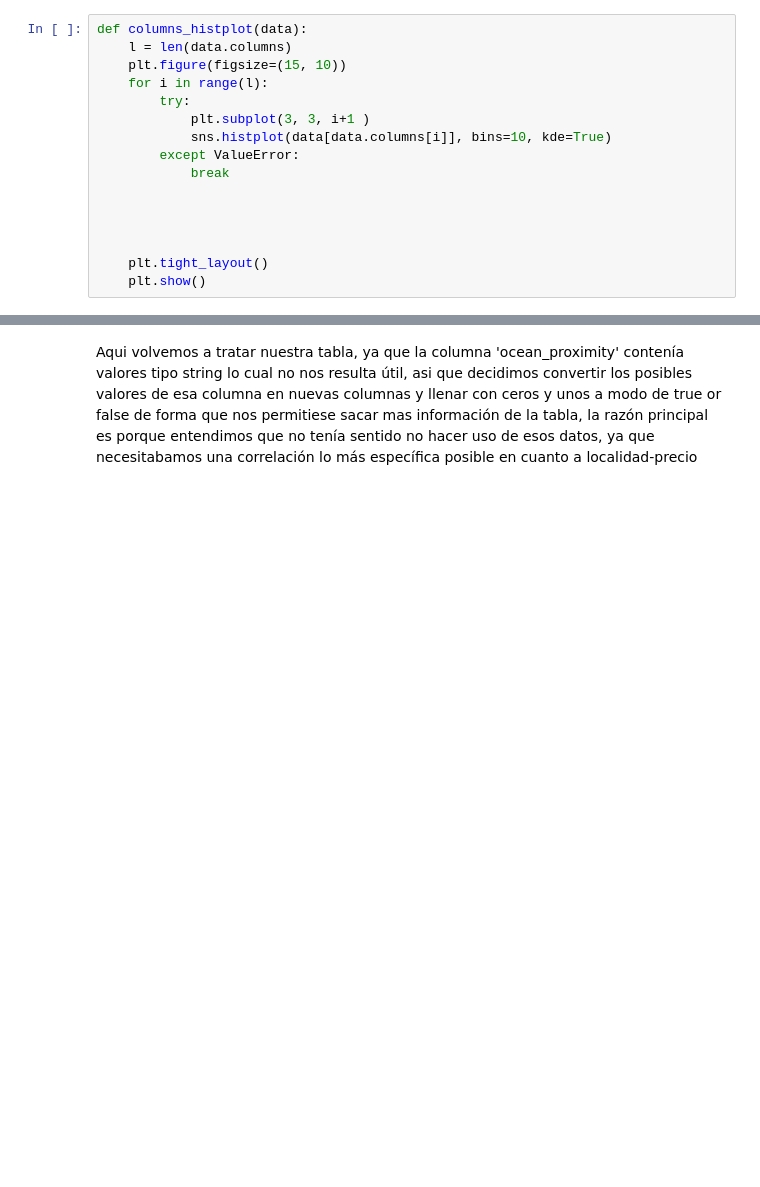
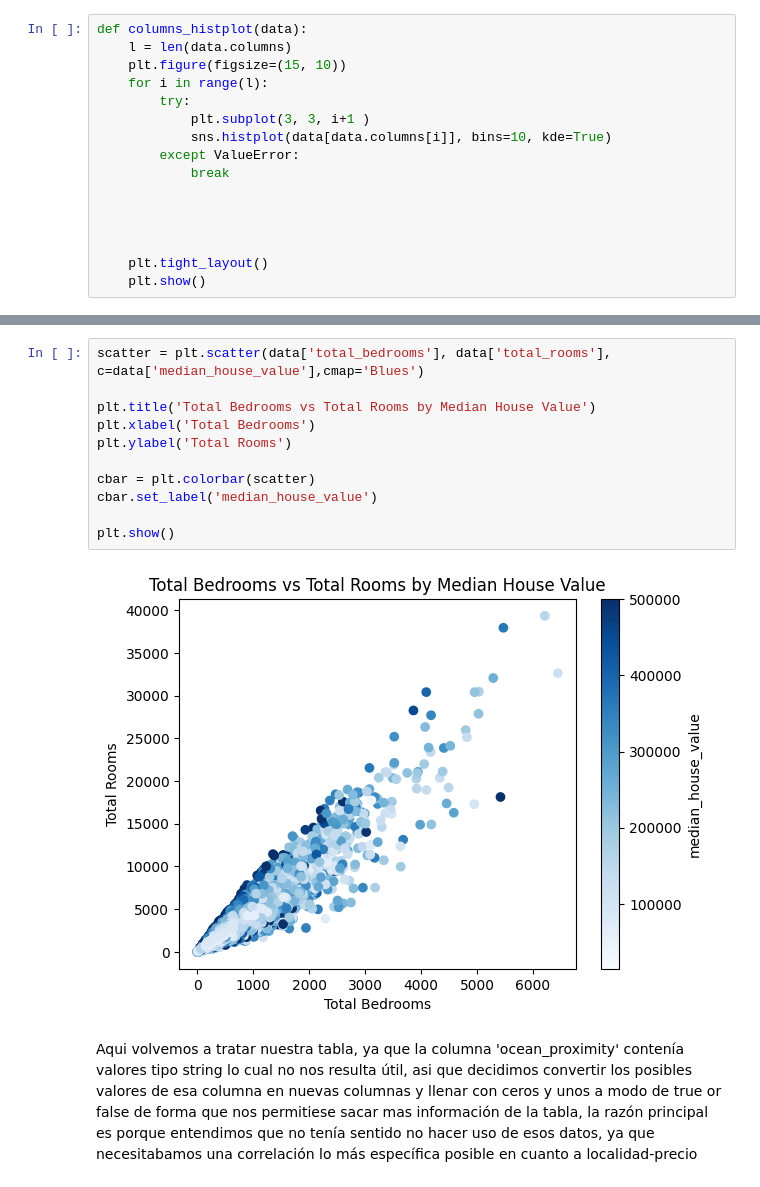
Before and after one commit to theleywin/Statistics-Final-Project, a Jupyter notebook: explore_California.ipynb, the cells around one changed output, grey strips where cells are left out. Drawn from its saved outputs; the diff is of its cells as text; blank space fills up the shorter version.

```diff
--- a/explore_California.ipynb
+++ b/explore_California.ipynb
@@ -45,3 +111,16 @@ columns_histplot(data)
+# %%
+scatter = plt.scatter(data['total_bedrooms'], data['total_rooms'], c=data['median_house_value'],cmap='Blues')
+
+plt.title('Total Bedrooms vs Total Rooms by Median House Value')
+plt.xlabel('Total Bedrooms')
+plt.ylabel('Total Rooms')
+
+cbar = plt.colorbar(scatter)
+cbar.set_label('median_house_value')
+
+plt.show()
+# %% [output]
+[figure, added]
 # %% [markdown]
 Aqui volvemos a tratar nuestra tabla, ya que la columna 'ocean_proximity' contenía valores tipo string lo cual no nos resulta útil, asi que decidimos convertir los posibles valores de esa columna en nuevas columnas y llenar con ceros y unos a modo de true or false de forma que nos permitiese sacar mas información de la tabla, la razón principal es porque entendimos que no tenía sentido no hacer uso de esos datos, ya que necesitabamos una correlación lo más específica posible en cuanto a localidad-precio
 # %%
```
Also changed, not shown: parts of 10 cells of this notebook, 2 other files.
